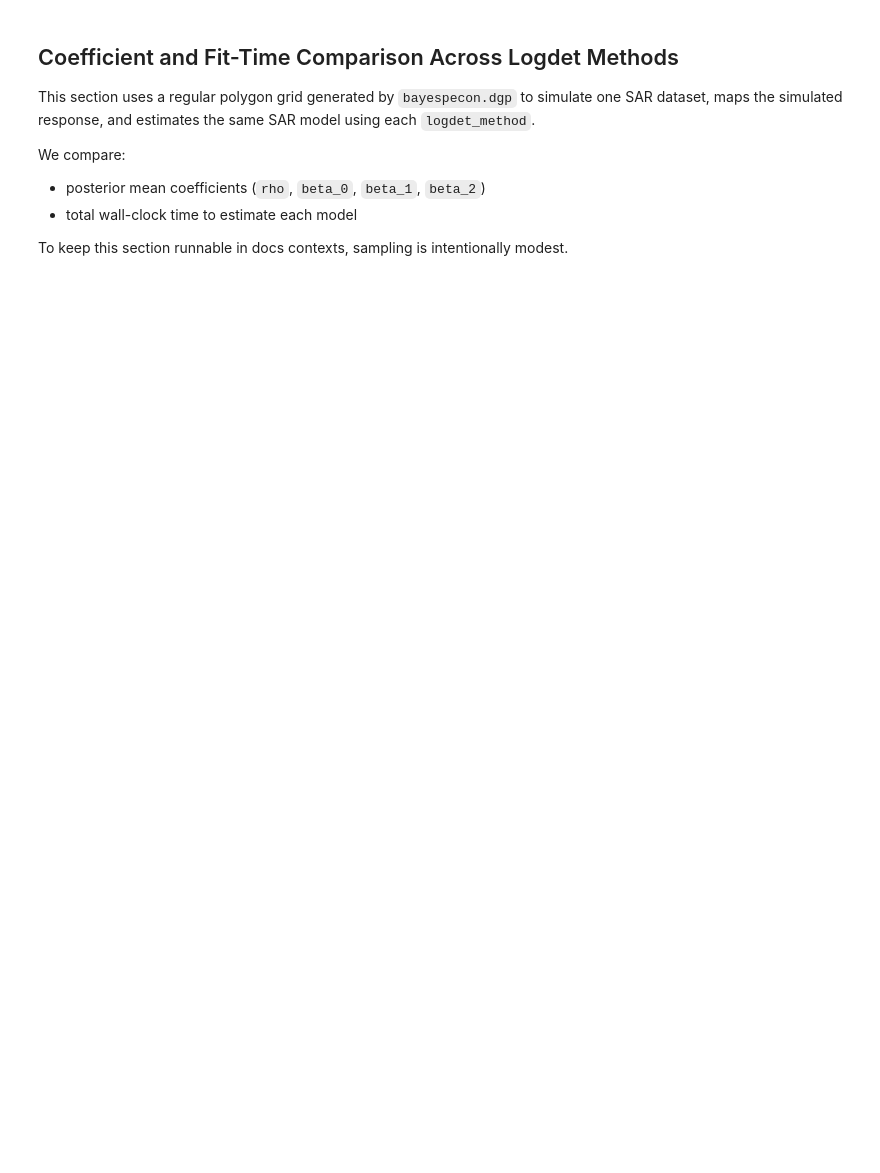
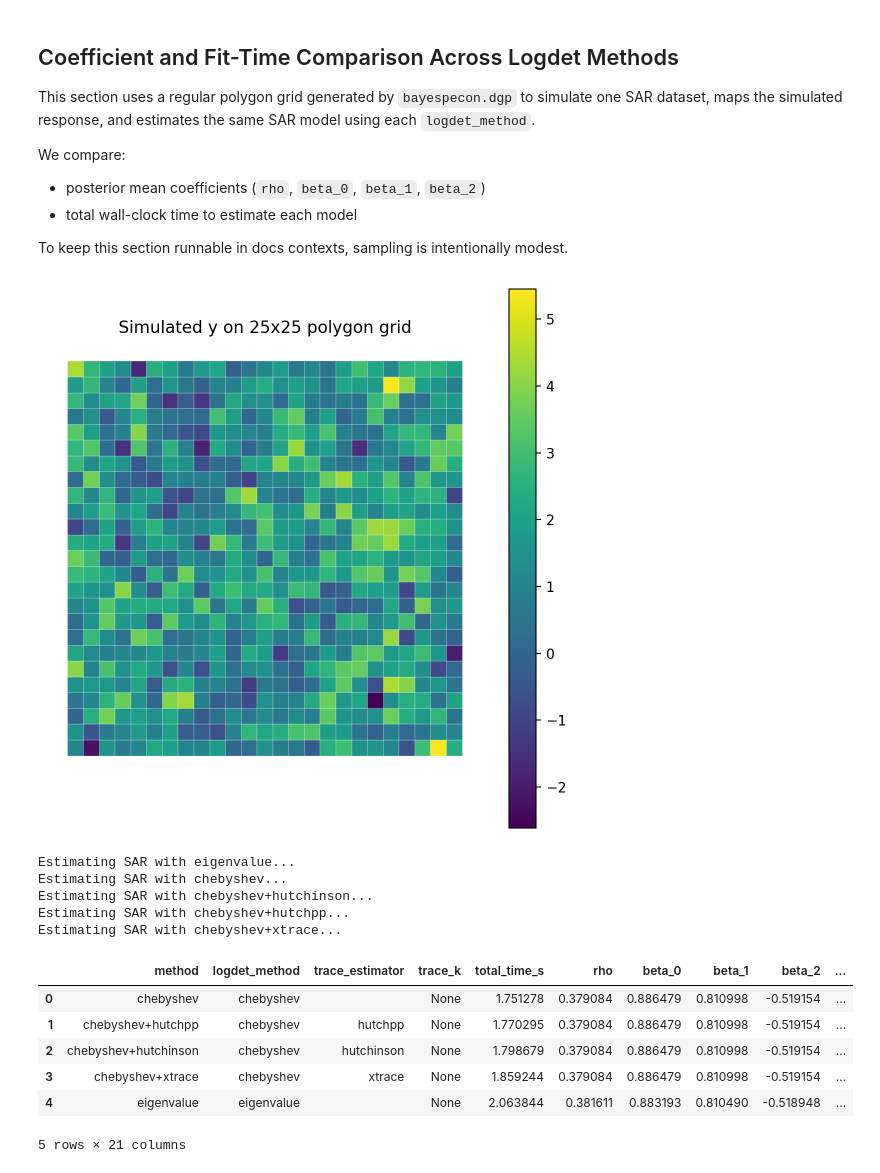
Before and after one commit to knaaptime/bayespecon, a Jupyter notebook: docs/source/user-guide/logdet_profiling.ipynb, the cells around one changed output. Saved outputs shown, nothing was run; the diff lists cells and outputs as text; code cells hidden in the pictures; blank space fills up the shorter version.

```diff
--- a/docs/source/user-guide/logdet_profiling.ipynb
+++ b/docs/source/user-guide/logdet_profiling.ipynb
@@ -323,11 +435,20 @@ def fit_sar_for_method(
     X,
     W,
     method: str,
+    label: str | None = None,
+    trace_estimator: str | None = None,
+    trace_k: int | None = None,
     draws: int = 1000,
     tune: int = 1000,
     seed: int = 2026,
 ):
-    """Fit SAR with a specific logdet method and return posterior means + runtime."""
+    """Fit SAR with a specific logdet configuration and return posterior means + runtime."""
+    trace_kwargs = {}
+    if trace_estimator is not None:
+        trace_kwargs["trace_estimator"] = trace_estimator
+    if trace_k is not None:
+        trace_kwargs["trace_k"] = trace_k
+
     t0 = time.perf_counter()
 
     model = SAR(
@@ -335,6 +456,7 @@ def fit_sar_for_method(
         X=X,
         W=W,
         logdet_method=method,
+        **trace_kwargs,
     )
     idata = model.fit(
         draws=draws,
@@ -352,7 +474,10 @@ def fit_sar_for_method(
     rho_mean = float(idata.posterior["rho"].mean(("chain", "draw")).to_numpy())
 
     return {
-        "method": method,
+        "method": label or method,
+        "logdet_method": method,
+        "trace_estimator": trace_estimator or "",
+        "trace_k": trace_k,
         "total_time_s": elapsed_s,
         "rho": rho_mean,
         "beta_0": float(beta_mean[0]),
@@ -362,11 +487,11 @@ def fit_sar_for_method(
 
 
 methods_for_model = [
-    "eigenvalue",
-    "trace_mc",
-    "trace_hutchpp",
-    "trace_xtrace",
-    "chebyshev",
+    {"label": "eigenvalue", "method": "eigenvalue"},
+    {"label": "chebyshev", "method": "chebyshev"},
+    {"label": "chebyshev+hutchinson", "method": "chebyshev", "trace_estimator": "hutchinson"},
+    {"label": "chebyshev+hutchpp", "method": "chebyshev", "trace_estimator": "hutchpp"},
+    {"label": "chebyshev+xtrace", "method": "chebyshev", "trace_estimator": "xtrace"},
 ]
 gdf_model, y_model, X_model, W_model, rho_true, beta_true = simulate_sar_data(n_side=25)
 
@@ -379,42 +504,70 @@ ax.set_axis_off()
 plt.show()
 
 model_rows = []
-for m in methods_for_model:
-    print(f"Estimating SAR with method={m}...")
+for spec in methods_for_model:
+    label = spec["label"]
+    print(f"Estimating SAR with {label}...")
     try:
-        model_rows.append(fit_sar_for_method(y_model, X_model, W_model, method=m))
+        model_rows.append(
+            fit_sar_for_method(
+                y_model,
+                X_model,
+                W_model,
+                method=spec["method"],
+                label=label,
+                trace_estimator=spec.get("trace_estimator"),
+                trace_k=spec.get("trace_k"),
+            )
+        )
     except Exception as exc:
         model_rows.append(
             {
-                "method": m,
+                "method": label,
+                "logdet_method": spec["method"],
+                "trace_estimator": spec.get("trace_estimator", ""),
+                "trace_k": spec.get("trace_k"),
                 "total_time_s": np.nan,
                 "rho": np.nan,
                 "beta_0": np.nan,
                 "beta_1": np.nan,
                 "beta_2": np.nan,
                 "error": f"{type(exc).__name__}: {exc}",
             }
         )
 
 coef_compare = pd.DataFrame(model_rows)
 coef_compare = coef_compare.sort_values("total_time_s", na_position="last").reset_index(
     drop=True
 )
 
 coef_compare["rho_true"] = rho_true
 coef_compare["abs_err_rho"] = (coef_compare["rho"] - rho_true).abs()
 for j, btrue in enumerate(beta_true):
     coef_compare[f"beta_{j}_true"] = btrue
     coef_compare[f"abs_err_beta_{j}"] = (coef_compare[f"beta_{j}"] - btrue).abs()
 
 if "eigenvalue" in coef_compare["method"].values:
     base = coef_compare.loc[
         coef_compare["method"] == "eigenvalue", ["rho", "beta_0", "beta_1", "beta_2"]
     ].iloc[0]
     for col in ["rho", "beta_0", "beta_1", "beta_2"]:
         coef_compare[f"delta_vs_eigen_{col}"] = coef_compare[col] - base[col]
 
 coef_compare
+# %% [output]
+[figure, added]
+Estimating SAR with eigenvalue...
+Estimating SAR with chebyshev...
+Estimating SAR with chebyshev+hutchinson...
+Estimating SAR with chebyshev+hutchpp...
+Estimating SAR with chebyshev+xtrace...
+|  | method | logdet_method | trace_estimator | trace_k | total_time_s | rho | beta_0 | beta_1 | beta_2 | ... |
+| 0 | chebyshev | chebyshev |  | None | 1.751278 | 0.379084 | 0.886479 | 0.810998 | -0.519154 | ... |
+| 1 | chebyshev+hutchpp | chebyshev | hutchpp | None | 1.770295 | 0.379084 | 0.886479 | 0.810998 | -0.519154 | ... |
+| 2 | chebyshev+hutchinson | chebyshev | hutchinson | None | 1.798679 | 0.379084 | 0.886479 | 0.810998 | -0.519154 | ... |
+| 3 | chebyshev+xtrace | chebyshev | xtrace | None | 1.859244 | 0.379084 | 0.886479 | 0.810998 | -0.519154 | ... |
+| 4 | eigenvalue | eigenvalue |  | None | 2.063844 | 0.381611 | 0.883193 | 0.810490 | -0.518948 | ... |
+5 rows × 21 columns
 # %% [markdown]
 ## Notes
 
```
Also changed, not shown: parts of 9 cells of this notebook, 10 other files.
